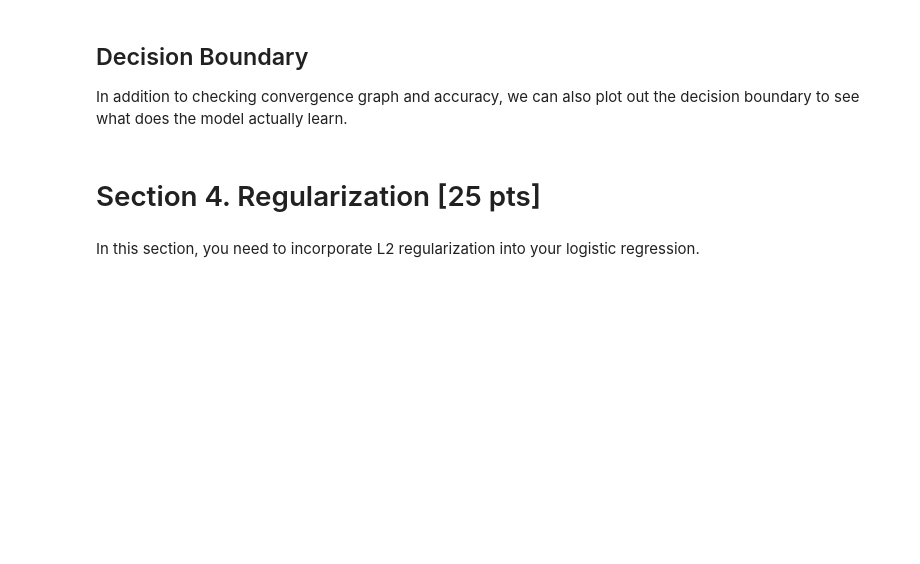
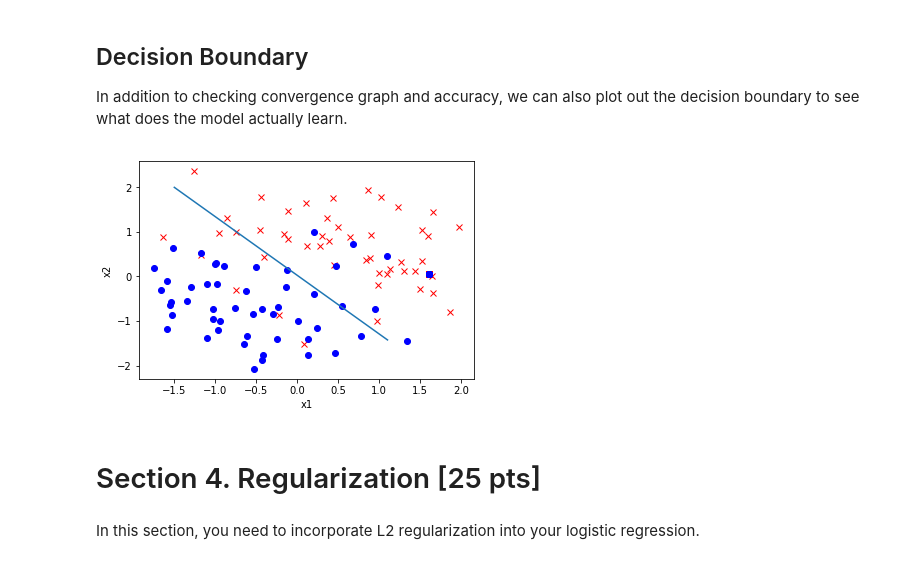
Before and after one commit to fredya/CS5824, a Jupyter notebook: hw1/ECE-CS 5424 Assignment 1.ipynb, the cells around one changed output. Saved outputs shown, nothing was run; the diff lists cells and outputs as text; code cells hidden in the pictures; blank space fills up the shorter version.

```diff
--- a/hw1/ECE-CS 5424 Assignment 1.ipynb
+++ b/hw1/ECE-CS 5424 Assignment 1.ipynb
@@ -575,7 +669,8 @@ def gradient_descent(X, y, theta, alpha, num_iters):
         # Hint: While debugging, it can be useful to print out the values   #
         #       of the cost function (compute_cost) and gradient here.       #
         #####################################################################
-        pass
+        temp1 = np.transpose(X).dot(X.dot(theta) - y)
+        theta = theta - alpha / m * temp1
         #####################################################################
         #                       END OF YOUR CODE                            #
         #####################################################################
@@ -652,7 +753,11 @@ def feature_normalize(X):
     #                                                                   #
     # Hint: You might find the 'mean' and 'std' functions useful.       #
     #####################################################################
-    pass
+    mu = np.mean(X, axis=0)
+    sigma = np.std(X, axis=0)
+    X_norm = (X - mu) / sigma
+
+
     #####################################################################
     #                       END OF YOUR CODE                            #
     #####################################################################
@@ -696,7 +803,8 @@ def gradient_descent_multi(X, y, theta, alpha, num_iters):
         # Hint: While debugging, it can be useful to print out the values   #
         #       of the cost function (compute_cost) and gradient here.      #
         #####################################################################
-        pass
+        temp1 = np.transpose(X).dot(X.dot(theta) - y)
+        theta = theta - alpha / m * temp1
         #####################################################################
         #                       END OF YOUR CODE                            #
         #####################################################################
@@ -772,7 +902,9 @@ def sigmoid(z):
     #####################################################################
     # Instructions: Implement sigmoid function g                        #
     #####################################################################
-    pass
+    g = 1/ (1 + np.exp(-z))
+
+
     #####################################################################
     #                       END OF YOUR CODE                            #
     #####################################################################
@@ -782,10 +914,15 @@ def compute_cost(X, y, theta):
 
     # You need to return the following variables correctly
     J = 0;
+    eps = 1e-10
     #####################################################################
     # Instructions: Implement the objective function J(theta)           #
     #####################################################################
-    pass
+    temp1 = np.sum( np.log(eps + sigmoid(y*X.dot(theta))))
+    J = temp1 / m * -1
+
+
+
     #####################################################################
     #                       END OF YOUR CODE                            #
     #####################################################################
@@ -795,7 +932,8 @@ def compute_gradient(X, y, theta):
     #####################################################################
     # Instructions: Implement gradient function gradient_               #
     #####################################################################
-    pass
+    temp1 = np.transpose(-y*X)
+    gradient_ = temp1.dot( sigmoid(-y*X.dot(theta)))
     #####################################################################
     #                       END OF YOUR CODE                            #
     #####################################################################
@@ -815,7 +953,10 @@ def gradient_descent_logistic(X, y, theta, alpha, num_iters):
         # Hint: While debugging, it can be useful to print out the values   #
         #       of the cost function (compute_cost) and gradient here.      #
         #####################################################################
-        pass
+        gradient_ = compute_gradient(X, y, theta)
+        theta = theta - alpha / m * gradient_
+
+
         #####################################################################
         #                       END OF YOUR CODE                            #
         #####################################################################
@@ -848,24 +1010,31 @@ In addition to checking convergence graph and accuracy, we can also plot out the
 # %%
 # Plot the feature according to their class label.
 # Note that we exclude column 0, which is the colunm we padded with one in the previous block.
 plt.plot(X[np.where(y==1), 1], X[np.where(y==1), 2], 'rx')
 plt.plot(X[np.where(y==-1), 1], X[np.where(y==-1), 2], 'bo')
 
 #####################################################################
 # Instructions: Plot out the decision boundary.                     #
 # Hint: To plot the boundary, which is a straight line in our case, #
 #       you need to find the two ends of the line, and plot it with #
 #       plt.plot(). Note that the decision boundary is the line that#
 #       y = 0.                                                      #
 #####################################################################
-pass
+x2_1 = (theta[0] + theta[1]*-1.5) / -theta[2]
+x2_2 = (theta[0] + theta[1]*2.0) / -theta[2]
+
+x_1 = [-1.5, x2_1]
+x_2 = [2.0, x2_2]
+plt.plot(x_1,x_2)
 #####################################################################
 #                       END OF YOUR CODE                            #
 #####################################################################
 
 plt.xlabel('x1')
 plt.ylabel('x2')
 plt.show()
+# %% [output]
+[figure, added]
 # %% [markdown]
 # Section 4. Regularization [25 pts]
 # %% [markdown]
```
Also changed, not shown: parts of 29 cells of this notebook.
